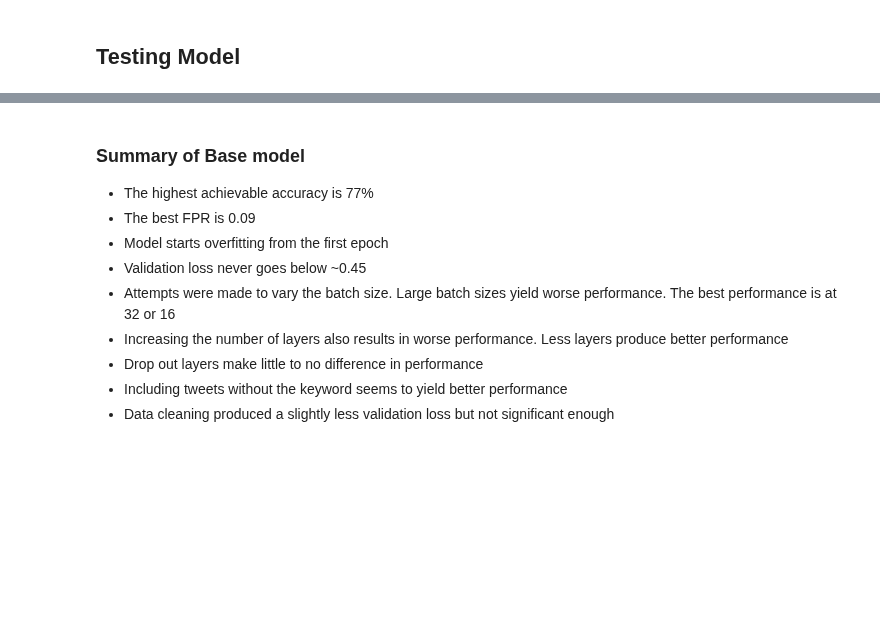
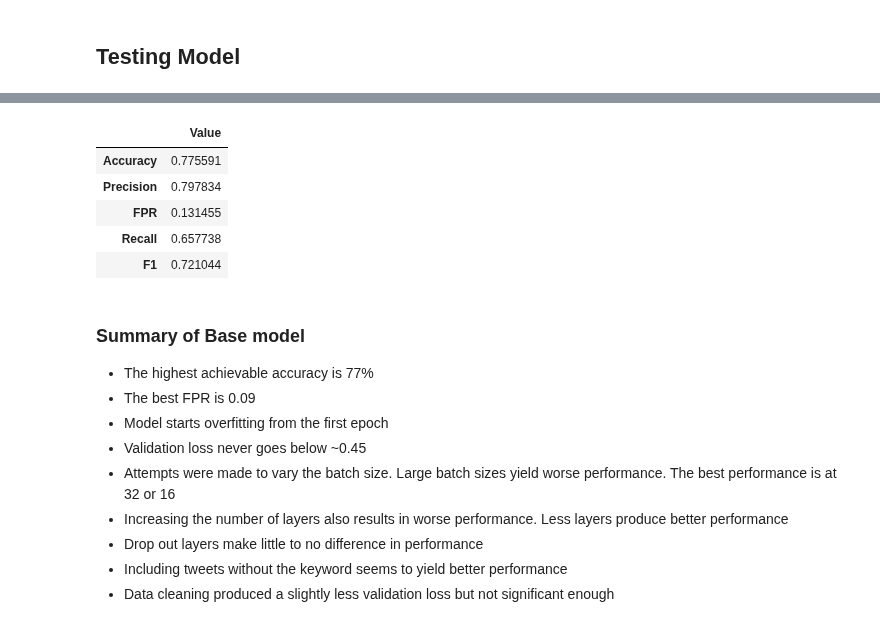
Before and after one commit to TebogoNkomondo/realOrFake, a Jupyter notebook: Lab_Project.ipynb, the cells around one changed output, grey strips where cells are left out. Cells and saved outputs as stored; diff of their text form; code cells hidden in the pictures; blank space fills up the shorter version.

```diff
--- a/Lab_Project.ipynb
+++ b/Lab_Project.ipynb
@@ -307,3 +339,12 @@ accuracy
+# %%
+results
+# %% [output]
+|  | Value |
+| Accuracy | 0.775591 |
+| Precision | 0.797834 |
+| FPR | 0.131455 |
+| Recall | 0.657738 |
+| F1 | 0.721044 |
 # %% [markdown]
 ### Summary of Base model
 - The highest achievable accuracy is 77%
```
Also changed, not shown: parts of 23 cells of this notebook, 5 other files.
